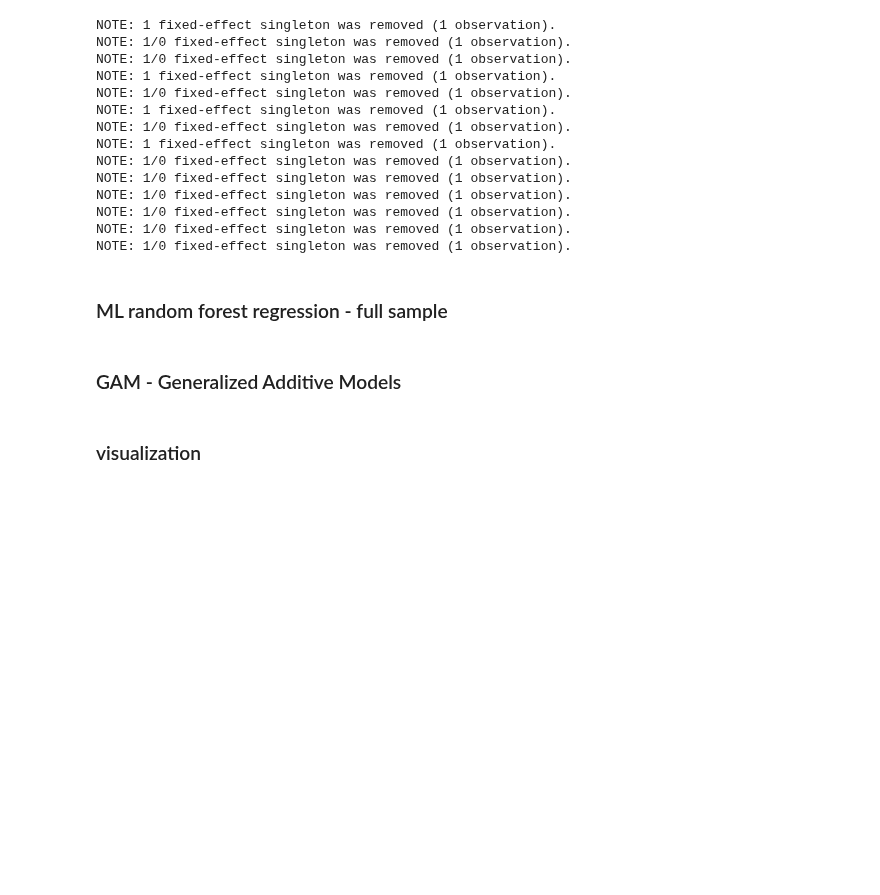
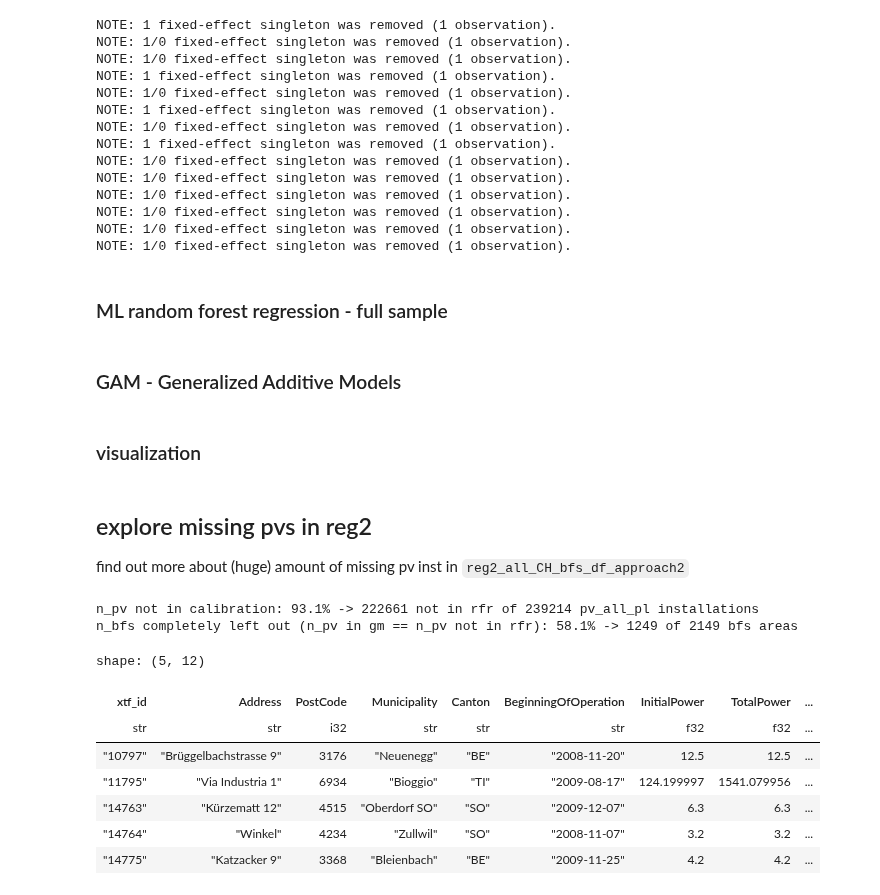
Before and after one commit to raulhochuliunibas/OptimalPV_RH, a Jupyter notebook: src/calibration_analysis.ipynb, the cells around one changed output. Saved outputs shown, nothing was run; the diff lists cells and outputs as text; code cells hidden in the pictures; blank space fills up the shorter version.

```diff
--- a/src/calibration_analysis.ipynb
+++ b/src/calibration_analysis.ipynb
@@ -780,3 +759,6 @@ if True:
 
     # Save bar plot
     bar_fig.write_html(f'{name_dir_export_path_PY}/reg2_rmse_barplot.html')
+# %% [markdown]
+## explore missing pvs in reg2
+find out more about (huge) amount of missing pv inst in `reg2_all_CH_bfs_df_approach2`
@@ -783,3 +836,60 @@ if True:
+# %%
+# print('pv_all_pl')
+# for col in pv_all_pl.columns:
+#     print(f'{col:25} type: {pv_all_pl[col].dtype}')
+
+# print('\nrfr_pl')
+# for col in rfr_pl.columns:
+#     print(f'{col:25} type: {rfr_pl[col].dtype}')
+
+pv_not_rfr = pv_all_pl.filter(~pl.col('xtf_id').is_in(rfr_pl['xtf_id'].implode()))
+
+print(f'n_pv not in calibration: {pv_not_rfr.shape[0]/pv_all_pl.shape[0]*100:.1f}% -> {pv_not_rfr.shape[0]} not in rfr of {pv_all_pl.shape[0]} pv_all_pl installations')
+bfs_list, n_pv_bfs_list, n_pv_not_rfr_bfs_list, share_pv_not_rfr_list = [], [], [], []
+for bfs_num in gm_shp_gdf['BFS_NUMMER'].unique():
+    n_pv_bfs = pv_all_pl.filter(pl.col('BFS_NUMMER') == bfs_num).shape[0]
+    n_pv_not_rfr_bfs = pv_not_rfr.filter(pl.col('BFS_NUMMER') == bfs_num).shape[0]
+
+    bfs_list.append(bfs_num)
+    n_pv_bfs_list.append(n_pv_bfs)
+    n_pv_not_rfr_bfs_list.append(n_pv_not_rfr_bfs)
+    share_pv_not_rfr_list.append(n_pv_not_rfr_bfs / n_pv_bfs if n_pv_bfs > 0 else 0)
+
+bfs_pv_nan_df = pd.DataFrame({
+    'BFS_NUMMER': bfs_list,
+    'n_pv_bfs': n_pv_bfs_list,
+    'n_pv_not_rfr_bfs': n_pv_not_rfr_bfs_list,
+    'share_pv_not_rfr': share_pv_not_rfr_list,
+    })
+print(f'n_bfs completely left out (n_pv in gm == n_pv not in rfr): {bfs_pv_nan_df.loc[bfs_pv_nan_df["n_pv_bfs"] == bfs_pv_nan_df["n_pv_not_rfr_bfs"]].shape[0]/bfs_pv_nan_df.shape[0]*100:.1f}% -> {bfs_pv_nan_df.loc[bfs_pv_nan_df["n_pv_bfs"] == bfs_pv_nan_df["n_pv_not_rfr_bfs"]].shape[0]} of {bfs_pv_nan_df.shape[0]} bfs areas')
+# %% [output]
+n_pv not in calibration: 93.1% -> 222661 not in rfr of 239214 pv_all_pl installations
+n_bfs completely left out (n_pv in gm == n_pv not in rfr): 58.1% -> 1249 of 2149 bfs areas
+# %%
+# charactersitics of pv in bfs which are not completely omitted
+bfs_complete_nan = bfs_pv_nan_df.loc[bfs_pv_nan_df['share_pv_not_rfr'] == 1.0, 'BFS_NUMMER'].tolist()
+pv2 = pv_all_pl.filter(
+    (~pl.col('BFS_NUMMER').is_in(bfs_complete_nan)) &
+    (~pl.col('xtf_id').is_in(rfr_pl['xtf_id'].implode()))
+    )
+pv2.shape
+pv2.head()
+
+# print(f'n_pv not in calibration (only bfs with at least one pv in rfr):
+# bfs_pv_nan_df = pl.DataFrame(bfs_pv_nan_dict).transpose().with_columns([
+#     pl.col('n_pv_bfs').cast(pl.Int64),
+#     pl.col('n_pv_not_rfr_bfs').cast(pl.Int64),
+#     pl.col('share_pv_not_rfr').cast(pl.Float64),
+# ])
+# %% [output]
+shape: (5, 12)
+| xtf_id | Address | PostCode | Municipality | Canton | BeginningOfOperation | InitialPower | TotalPower | ... |
+| str | str | i32 | str | str | str | f32 | f32 | ... |
+| "10797" | "Brüggelbachstrasse 9" | 3176 | "Neuenegg" | "BE" | "2008-11-20" | 12.5 | 12.5 | ... |
+| "11795" | "Via Industria 1" | 6934 | "Bioggio" | "TI" | "2009-08-17" | 124.199997 | 1541.079956 | ... |
+| "14763" | "Kürzematt 12" | 4515 | "Oberdorf SO" | "SO" | "2009-12-07" | 6.3 | 6.3 | ... |
+| "14764" | "Winkel" | 4234 | "Zullwil" | "SO" | "2008-11-07" | 3.2 | 3.2 | ... |
+| "14775" | "Katzacker 9" | 3368 | "Bleienbach" | "BE" | "2009-11-25" | 4.2 | 4.2 | ... |
 # %%
 # # SUMMARY BAR PLOTS
 # df_test = pd.read_csv(f'{name_dir_export_path_PY}/reg2_df_test.csv')
```
Also changed, not shown: parts of 5 cells of this notebook, 3 other files.
